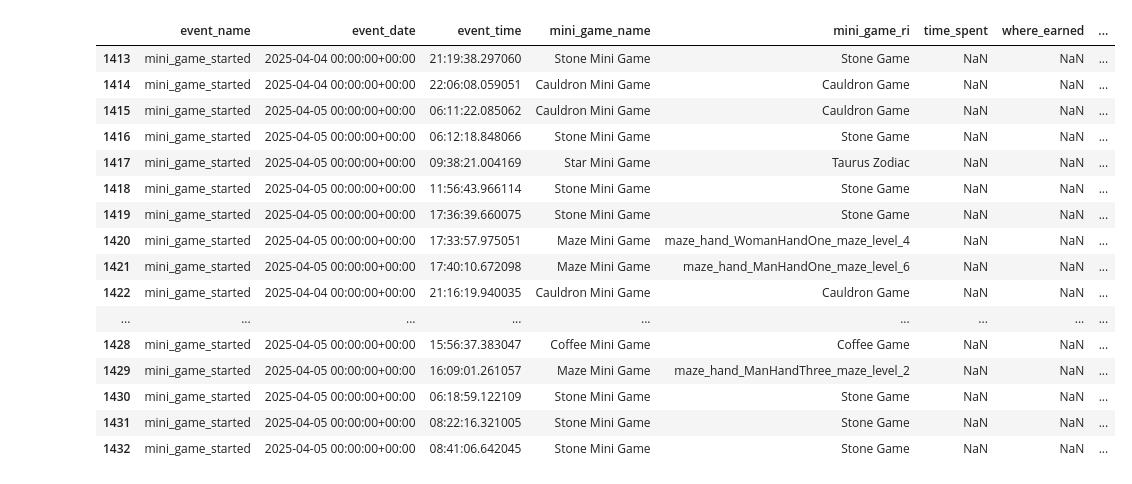
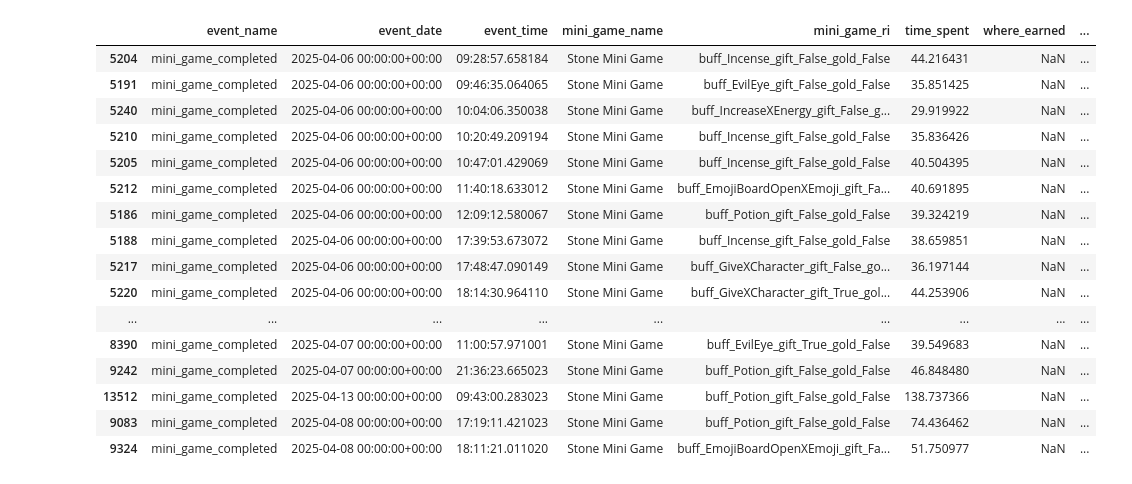
Before and after one commit to nocsaren/emoji-oracle-analytics, a Jupyter notebook: prepare_data.ipynb, the cells around one changed output. Saved outputs shown, nothing was run; the diff lists cells and outputs as text; code cells hidden in the pictures.

```diff
--- a/prepare_data.ipynb
+++ b/prepare_data.ipynb
@@ -113,10 +131,12 @@ df = df.drop(columns=['event_timestamp',
                       'user.first_open_datetime'
                     ])
 # %%
-## time series
+# --- Add Time-Based Features ---
 
 df['ts_weekday'] = df['event_datetime'].dt.day_name() # weekday name
-df['ts_weekday'] = pd.Categorical(df['ts_weekday'], categories=['Monday', 'Tuesday', 'Wednesday', 'Thursday', 'Friday', 'Saturday', 'Sunday'], ordered=True) # order the weekdays
+df['ts_weekday'] = pd.Categorical(df['ts_weekday'],
+                                  categories=['Monday', 'Tuesday', 'Wednesday', 'Thursday', 'Friday', 'Saturday', 'Sunday'],
+                                  ordered=True) # order the weekdays
 
 df['ts_local_time'] = df['event_datetime'] + pd.to_timedelta(df['device.time_zone_offset_hours'].fillna(0), unit='h') # local time
 df['ts_hour'] = df['ts_local_time'].dt.hour # local hour
@@ -126,5 +146,7 @@ df['ts_daytime_named'] = df['ts_hour'].apply(lambda x:
                                              'noon' if x < 14 else
                                              'afternoon' if x < 17 else
                                              'evening') # time group of day
-df['ts_is_weekend'] = df['ts_weekday'].isin(['Saturday', 'Sunday']) # is weekend
+df['ts_is_weekend'] = df['ts_weekday'].apply(lambda x:
+                                             'Weekend' if x in ['Saturday', 'Sunday'] else
+                                             'Weekday')
 # %%
@@ -216 +274,18 @@ session_times = session_times[['inferred_session_id', 'session_screen_time_secon
+# %%
+# --- Crystal Related Events Processing ---
+
+df = df.sort_values(by=['user_pseudo_id', 'inferred_session_id', 'event_datetime'])
+
+df[['last_character_name', 'last_question_index', 'last_tier']] = (
+    df
+    .sort_values(by=['user_pseudo_id', 'inferred_session_id', 'event_datetime'])
+    .groupby(['user_pseudo_id', 'inferred_session_id'])[
+        ['event_params__character_name', 'event_params__current_question_index', 'event_params__current_tier']
+    ]
+    .ffill()
+)
+
+crystal_related_events = df[df['event_params__where_its_spent'] == 'crystal'].copy()
+
+crystal_related_events = crystal_related_events[list(crystal_related_column_order.keys())].rename(columns=crystal_related_column_order)
 # %%
@@ -271,29 +351,40 @@ mini_game_related.loc[mask, 'buff_gift'] = buff_gift['BuffGift'].str.lower() ==
 mini_game_related.loc[mask, 'buff_gold'] = buff_gold['BuffGold'].str.lower() == 'true'
 # %%
 # Replace values in mini_game_ri with the mapping from mini_game_related_value_map
-# mini_game_related_value_map is a dictionary mapping from the original mini_game_ri values to more readable names
+# mini_game_related_value_map is a dictionary in ./modules/lists_and_maps.py
+# for mapping from the original mini_game_ri values to more readable names
 
-cols_to_replace = ['mini_game_name', 'mini_game_ri', 'where_earned', 'how_earned', 'maze_gender', 'maze_hand', 'maze_level', 'buff_type','buff_gift', 'buff_gold']
+cols_to_replace = ['mini_game_name',
+                   'mini_game_ri',
+                   'where_earned',
+                   'how_earned',
+                   'maze_gender',
+                   'maze_hand',
+                   'maze_level',
+                   'buff_type',
+                   'buff_gift',
+                   'buff_gold'
+                   ]
 
 for col in cols_to_replace:
     mini_game_related[col] = mini_game_related[col].replace(mini_game_related_value_map)
 # %%
-mini_game_related.head(20)
+mini_game_related[mini_game_related['buff_type'].notna()].tail(20)
 # %% [output]
 |  | event_name | event_date | event_time | mini_game_name | mini_game_ri | time_spent | where_earned | ... |
-| 1413 | mini_game_started | 2025-04-04 00:00:00+00:00 | 21:19:38.297060 | Stone Mini Game | Stone Game | NaN | NaN | ... |
-| 1414 | mini_game_started | 2025-04-04 00:00:00+00:00 | 22:06:08.059051 | Cauldron Mini Game | Cauldron Game | NaN | NaN | ... |
-| 1415 | mini_game_started | 2025-04-05 00:00:00+00:00 | 06:11:22.085062 | Cauldron Mini Game | Cauldron Game | NaN | NaN | ... |
-| 1416 | mini_game_started | 2025-04-05 00:00:00+00:00 | 06:12:18.848066 | Stone Mini Game | Stone Game | NaN | NaN | ... |
-| 1417 | mini_game_started | 2025-04-05 00:00:00+00:00 | 09:38:21.004169 | Star Mini Game | Taurus Zodiac | NaN | NaN | ... |
-| 1418 | mini_game_started | 2025-04-05 00:00:00+00:00 | 11:56:43.966114 | Stone Mini Game | Stone Game | NaN | NaN | ... |
-| 1419 | mini_game_started | 2025-04-05 00:00:00+00:00 | 17:36:39.660075 | Stone Mini Game | Stone Game | NaN | NaN | ... |
-| 1420 | mini_game_started | 2025-04-05 00:00:00+00:00 | 17:33:57.975051 | Maze Mini Game | maze_hand_WomanHandOne_maze_level_4 | NaN | NaN | ... |
-| 1421 | mini_game_started | 2025-04-05 00:00:00+00:00 | 17:40:10.672098 | Maze Mini Game | maze_hand_ManHandOne_maze_level_6 | NaN | NaN | ... |
-| 1422 | mini_game_started | 2025-04-04 00:00:00+00:00 | 21:16:19.940035 | Cauldron Mini Game | Cauldron Game | NaN | NaN | ... |
+| 5204 | mini_game_completed | 2025-04-06 00:00:00+00:00 | 09:28:57.658184 | Stone Mini Game | buff_Incense_gift_False_gold_False | 44.216431 | NaN | ... |
+| 5191 | mini_game_completed | 2025-04-06 00:00:00+00:00 | 09:46:35.064065 | Stone Mini Game | buff_EvilEye_gift_False_gold_False | 35.851425 | NaN | ... |
+| 5240 | mini_game_completed | 2025-04-06 00:00:00+00:00 | 10:04:06.350038 | Stone Mini Game | buff_IncreaseXEnergy_gift_False_g... | 29.919922 | NaN | ... |
+| 5210 | mini_game_completed | 2025-04-06 00:00:00+00:00 | 10:20:49.209194 | Stone Mini Game | buff_Incense_gift_False_gold_False | 35.836426 | NaN | ... |
+| 5205 | mini_game_completed | 2025-04-06 00:00:00+00:00 | 10:47:01.429069 | Stone Mini Game | buff_Incense_gift_False_gold_False | 40.504395 | NaN | ... |
+| 5212 | mini_game_completed | 2025-04-06 00:00:00+00:00 | 11:40:18.633012 | Stone Mini Game | buff_EmojiBoardOpenXEmoji_gift_Fa... | 40.691895 | NaN | ... |
+| 5186 | mini_game_completed | 2025-04-06 00:00:00+00:00 | 12:09:12.580067 | Stone Mini Game | buff_Potion_gift_False_gold_False | 39.324219 | NaN | ... |
+| 5188 | mini_game_completed | 2025-04-06 00:00:00+00:00 | 17:39:53.673072 | Stone Mini Game | buff_Incense_gift_False_gold_False | 38.659851 | NaN | ... |
+| 5217 | mini_game_completed | 2025-04-06 00:00:00+00:00 | 17:48:47.090149 | Stone Mini Game | buff_GiveXCharacter_gift_False_go... | 36.197144 | NaN | ... |
+| 5220 | mini_game_completed | 2025-04-06 00:00:00+00:00 | 18:14:30.964110 | Stone Mini Game | buff_GiveXCharacter_gift_True_gol... | 44.253906 | NaN | ... |
 | ... | ... | ... | ... | ... | ... | ... | ... | ... |
-| 1428 | mini_game_started | 2025-04-05 00:00:00+00:00 | 15:56:37.383047 | Coffee Mini Game | Coffee Game | NaN | NaN | ... |
-| 1429 | mini_game_started | 2025-04-05 00:00:00+00:00 | 16:09:01.261057 | Maze Mini Game | maze_hand_ManHandThree_maze_level_2 | NaN | NaN | ... |
-| 1430 | mini_game_started | 2025-04-05 00:00:00+00:00 | 06:18:59.122109 | Stone Mini Game | Stone Game | NaN | NaN | ... |
-| 1431 | mini_game_started | 2025-04-05 00:00:00+00:00 | 08:22:16.321005 | Stone Mini Game | Stone Game | NaN | NaN | ... |
-| 1432 | mini_game_started | 2025-04-05 00:00:00+00:00 | 08:41:06.642045 | Stone Mini Game | Stone Game | NaN | NaN | ... |
+| 8390 | mini_game_completed | 2025-04-07 00:00:00+00:00 | 11:00:57.971001 | Stone Mini Game | buff_EvilEye_gift_True_gold_False | 39.549683 | NaN | ... |
+| 9242 | mini_game_completed | 2025-04-07 00:00:00+00:00 | 21:36:23.665023 | Stone Mini Game | buff_Potion_gift_False_gold_False | 46.848480 | NaN | ... |
+| 13512 | mini_game_completed | 2025-04-13 00:00:00+00:00 | 09:43:00.283023 | Stone Mini Game | buff_Potion_gift_False_gold_False | 138.737366 | NaN | ... |
+| 9083 | mini_game_completed | 2025-04-08 00:00:00+00:00 | 17:19:11.421023 | Stone Mini Game | buff_Potion_gift_False_gold_False | 74.436462 | NaN | ... |
+| 9324 | mini_game_completed | 2025-04-08 00:00:00+00:00 | 18:11:21.011020 | Stone Mini Game | buff_EmojiBoardOpenXEmoji_gift_Fa... | 51.750977 | NaN | ... |
```
Also changed, not shown: parts of 19 cells of this notebook, 12 other files.
